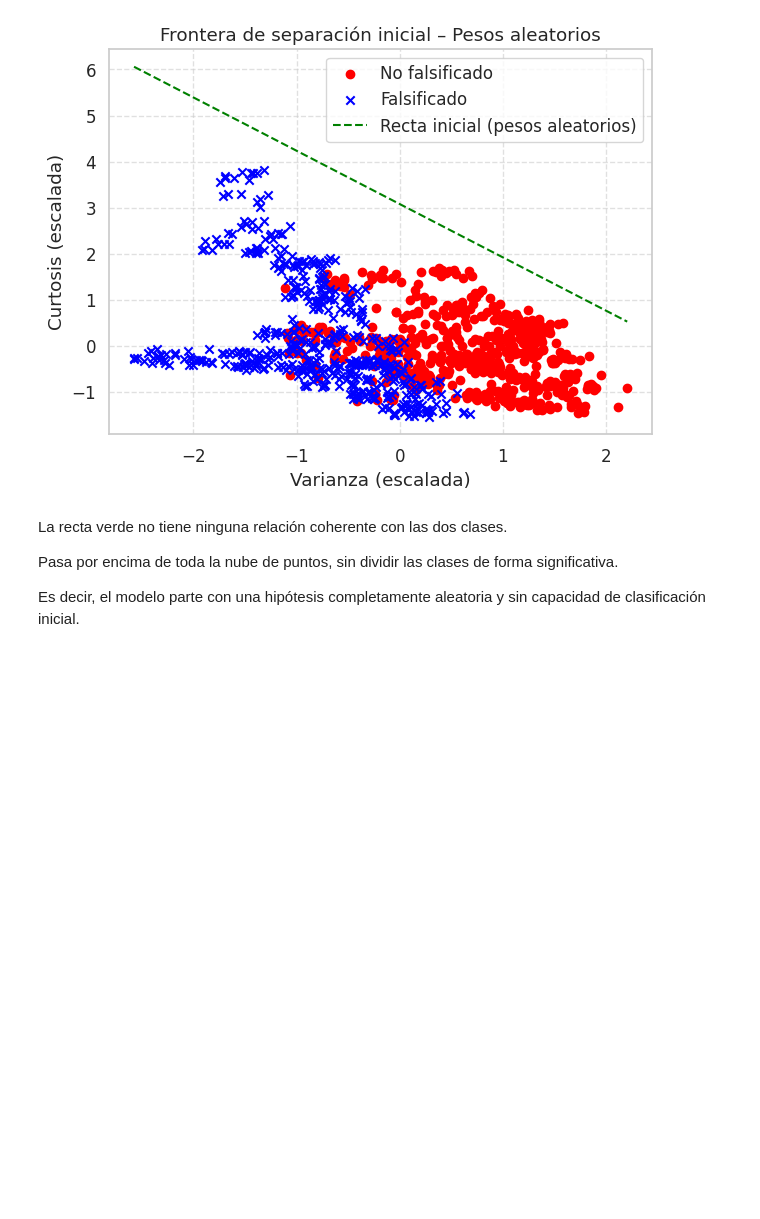
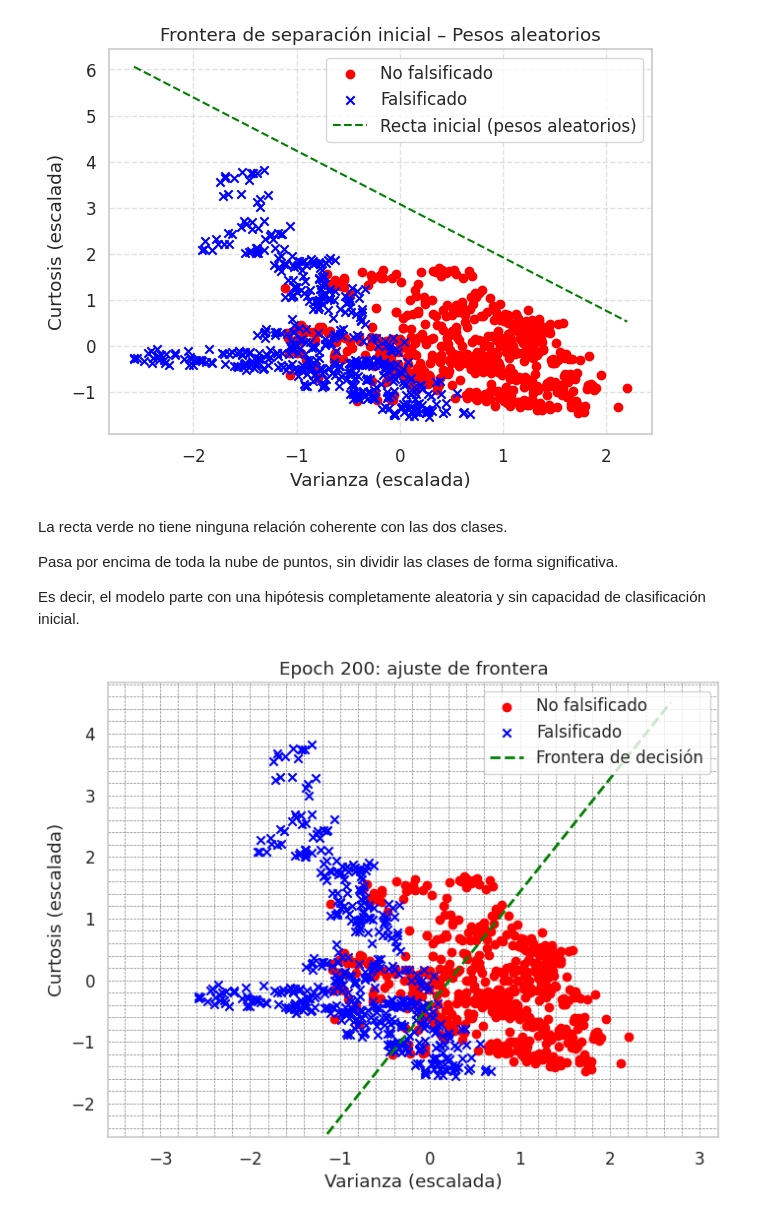
Before and after one commit to MiguelAngeloTr/Aprendizaje_Automatico, a Jupyter notebook: SEMANA_5/TAREA3/Clasificación_usando_perceptron_Adaline.ipynb, the cells around one changed output. Cells and saved outputs as stored; diff of their text form; code cells hidden in the pictures; blank space fills up the shorter version.

```diff
--- a/SEMANA_5/TAREA3/Clasificación_usando_perceptron_Adaline.ipynb
+++ b/SEMANA_5/TAREA3/Clasificación_usando_perceptron_Adaline.ipynb
@@ -509,0 +507,74 @@ Es decir, el modelo parte con una hipótesis completamente aleatoria y sin capac
+# %%
+#-- 5.4. En una nueva figura, debe de presentar la recta de separación final (los hiperparámetros
+#-- aleatorios finales, cuando su Perceptron ha terminado de entrenar). Esto realizarlo sobre el
+#-- gráfico del ítem 4. Tenga en cuenta, que lo que se trata de mostrar es el resultado final obtenido
+#-- cuando el modelo ha terminado de entrenar “convergencia”.
+
+# EPOCA POR EPOCA -------------- SALTAR SI SE QUIERE VISUALIZAR EL FINAL #
+
+from IPython import display
+import time
+import numpy as np
+import matplotlib.pyplot as plt
+
+# Datos de entrenamiento estandarizados
+X = X_train_std
+y = y_train.values
+
+# Separar por clase para graficar
+X_no_falsificado = X[y == 0]
+X_falsificado = X[y == 1]
+
+# Crear figura y ejes
+fig = plt.figure(figsize=(8, 6))
+ax = fig.add_subplot(111)
+
+# Graficar las dos clases
+ax.scatter(X_no_falsificado[:, 0], X_no_falsificado[:, 1],
+           color='red', marker='o', label='No falsificado')
+ax.scatter(X_falsificado[:, 0], X_falsificado[:, 1],
+           color='blue', marker='x', label='Falsificado')
+
+# Activar grilla
+ax.minorticks_on()
+ax.grid(True, which='both', linestyle='--', color='gray', linewidth=0.5)
+
+# Límites del eje X
+x_min = np.min(X[:, 0])
+x_max = np.max(X[:, 0])
+X1 = np.arange(x_min - 0.5, x_max + 0.5, 0.05)
+
+# Inicializar la línea (vacía al inicio)
+line, = ax.plot([], [], color='green', linestyle='--', linewidth=2, label='Frontera de decisión')
+
+# Etiquetas y configuración del gráfico
+ax.set_xlim(x_min - 1, x_max + 1)
+ax.set_ylim(np.min(X[:, 1]) - 1, np.max(X[:, 1]) + 1)
+ax.set_xlabel('Varianza (escalada)')
+ax.set_ylabel('Curtosis (escalada)')
+ax.legend(loc='upper right')
+
+# Función para graficar la línea de separación según los pesos actuales
+def plot_line(w_vector, title):
+    b = w_vector[0]
+    w1 = w_vector[1]
+    w2 = w_vector[2]
+    X2 = -(w1 / w2) * X1 - (b / w2)
+    line.set_data(X1, X2)
+    ax.set_title(title)
+    display.clear_output(wait=True)
+    display.display(plt.gcf())
+    time.sleep(0.3)
+
+# Recorrer la historia de pesos (todas las épocas)
+for i, w_vec in enumerate(ppn.w_historical):
+    if i == 0:
+        title = 'Pesos iniciales (frontera aleatoria)'
+    else:
+        title = f'Epoch {i}: ajuste de frontera'
+    plot_line(w_vec, title)
+
+# Cerrar la figura después del bucle
+plt.close()
+# %% [output]
+[figure, added]
```
Also changed, not shown: parts of 18 cells of this notebook.
